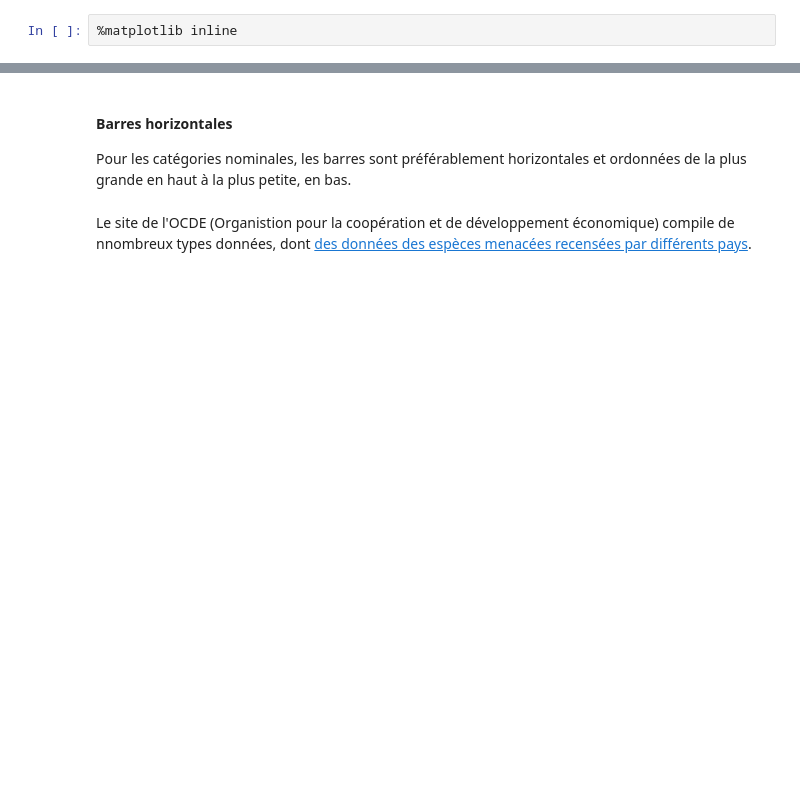
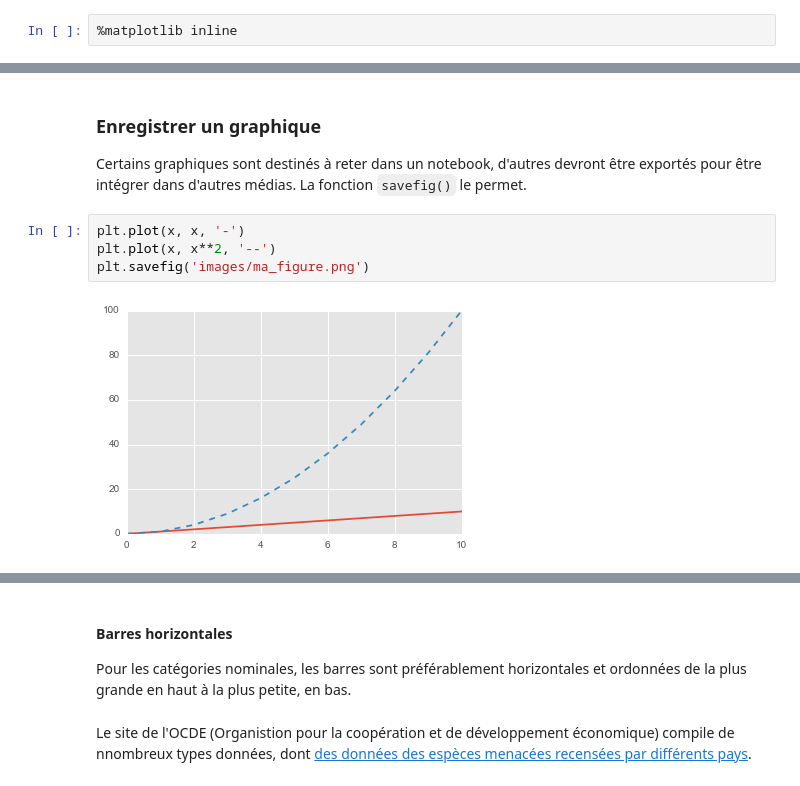
Before and after one commit to essicolo/ecologie-mathematique-Py, a Jupyter notebook: 04_Visualisation/4_Visualisation.ipynb, the cells around one changed output, grey strips where cells are left out. Saved outputs shown, nothing was run; the diff lists cells and outputs as text; blank space fills up the shorter version.

```diff
--- a/4_Visualisation/4_Visualisation.ipynb
+++ b/04_Visualisation/4_Visualisation.ipynb
@@ -104,0 +159,10 @@ Quoi qu'il en soit, selon Cairo (2016):
+# %% [markdown]
+### Enregistrer un graphique
+
+Certains graphiques sont destinés à reter dans un notebook, d'autres devront être exportés pour être intégrer dans d'autres médias. La fonction `savefig()` le permet.
+# %%
+plt.plot(x, x, '-')
+plt.plot(x, x**2, '--')
+plt.savefig('images/ma_figure.png')
+# %% [output]
+[figure, added]
```
Also changed, not shown: parts of 52 cells of this notebook, 47 other files.
